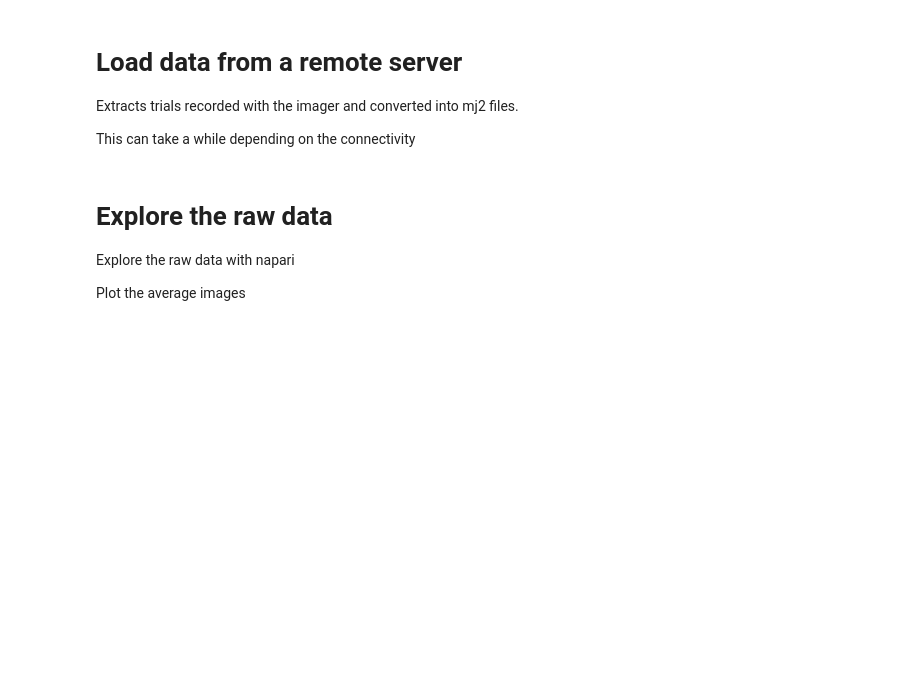
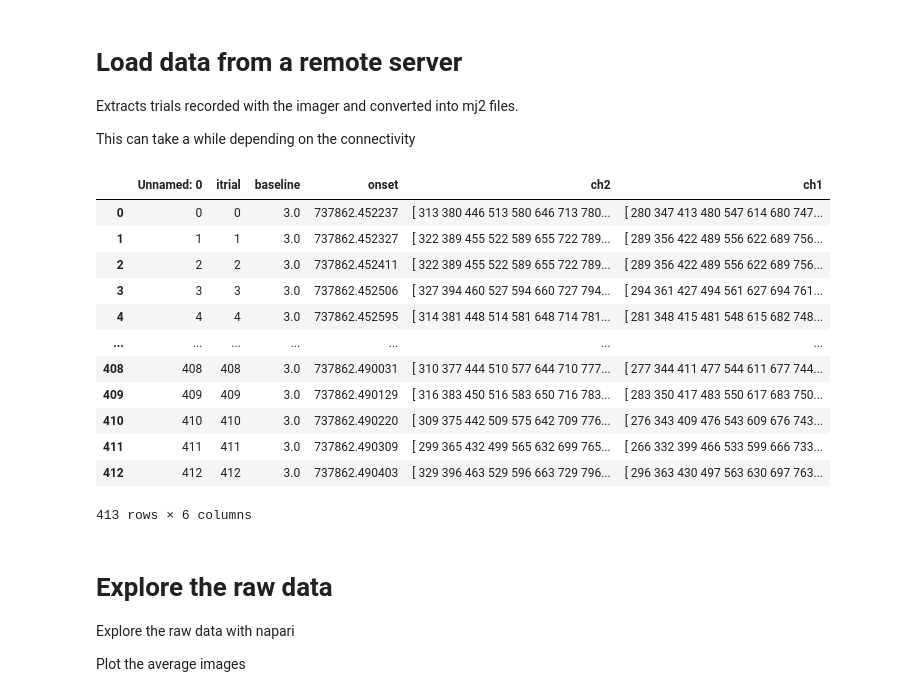
Before and after one commit to jcouto/wfield, a Jupyter notebook: notebooks/imager_load_data.ipynb, the cells around one changed output. Drawn from its saved outputs; the diff is of its cells as text; code cells hidden in the pictures; blank space fills up the shorter version.

```diff
--- a/notebooks/imager_load_data.ipynb
+++ b/notebooks/imager_load_data.ipynb
@@ -12,5 +12,26 @@ from wfieldtools import parse_imager_mj2
 # WARNING: this can take some time (copying data)
 dat,frames_avg, trialonsets,trialinfo = parse_imager_mj2_folder(remotepath, localdisk)
+# %%
+# Load trial information, like the stimulus onset and the time of each frame
+
+from wfieldtools import *
+
+trialinfo = pd.read_csv(pjoin(localdisk,'trial_info.csv'))
+trialinfo
+# %% [output]
+|  | Unnamed: 0 | itrial | baseline | onset | ch2 | ch1 |
+| 0 | 0 | 0 | 3.0 | 737862.452237 | [ 313 380 446 513 580 646 713 780... | [ 280 347 413 480 547 614 680 747... |
+| 1 | 1 | 1 | 3.0 | 737862.452327 | [ 322 389 455 522 589 655 722 789... | [ 289 356 422 489 556 622 689 756... |
+| 2 | 2 | 2 | 3.0 | 737862.452411 | [ 322 389 455 522 589 655 722 789... | [ 289 356 422 489 556 622 689 756... |
+| 3 | 3 | 3 | 3.0 | 737862.452506 | [ 327 394 460 527 594 660 727 794... | [ 294 361 427 494 561 627 694 761... |
+| 4 | 4 | 4 | 3.0 | 737862.452595 | [ 314 381 448 514 581 648 714 781... | [ 281 348 415 481 548 615 682 748... |
+| ... | ... | ... | ... | ... | ... | ... |
+| 408 | 408 | 408 | 3.0 | 737862.490031 | [ 310 377 444 510 577 644 710 777... | [ 277 344 411 477 544 611 677 744... |
+| 409 | 409 | 409 | 3.0 | 737862.490129 | [ 316 383 450 516 583 650 716 783... | [ 283 350 417 483 550 617 683 750... |
+| 410 | 410 | 410 | 3.0 | 737862.490220 | [ 309 375 442 509 575 642 709 776... | [ 276 343 409 476 543 609 676 743... |
+| 411 | 411 | 411 | 3.0 | 737862.490309 | [ 299 365 432 499 565 632 699 765... | [ 266 332 399 466 533 599 666 733... |
+| 412 | 412 | 412 | 3.0 | 737862.490403 | [ 329 396 463 529 596 663 729 796... | [ 296 363 430 497 563 630 697 763... |
+413 rows × 6 columns
 # %% [markdown]
 # Explore the raw data
 
```
Also changed, not shown: parts of 2 cells of this notebook, 6 other files.
